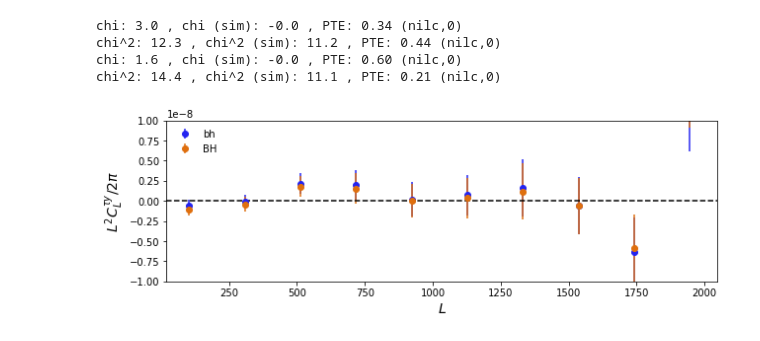
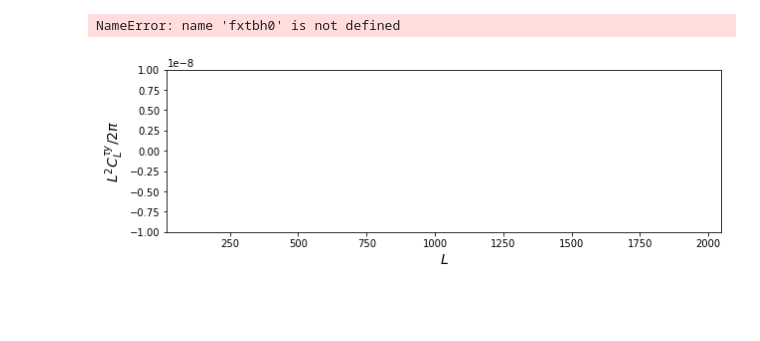
Before and after one commit to toshiyan/planck-tauxy, a Jupyter notebook: check_nosz.ipynb, the cells around one changed output. Saved outputs shown, nothing was run; the diff lists cells and outputs as text; code cells hidden in the pictures; blank space fills up the shorter version.

```diff
--- a/check_nosz.ipynb
+++ b/check_nosz.ipynb
@@ -5,8 +5,8 @@ from matplotlib.pyplot import *
 def load_cyx(param,qtau,qtbh,qtBH):
     cy = tools_y.init_compy(param.ids,masktype=0,ytype='nilc',ascale=1.0)
     fxtau = tools_y.init_cross(qtau,cy,param.ids,param.stag)
-    fxtbh = tools_y.init_cross(qtbh,cy,param.ids,'bh_'+param.stag)
-    fxtBH = tools_y.init_cross(qtBH,cy,param.ids,'BH_'+param.stag)
+    fxtbh = tools_y.init_cross(qtbh,cy,param.ids,param.stag)
+    fxtBH = tools_y.init_cross(qtBH,cy,param.ids,param.stag)
     return cy, fxtau, fxtbh, fxtBH
 # %%
 p0 = prjlib.init_analysis(dtype='dr3_nosz',wtype='LmaskDR3',fltr='none')
@@ -46,19 +47,16 @@ cy1, fxtau1, fxtbh1, fxtBH1 = load_cyx(p1,qtau1,qtbh1,qtBH1)
 # %%
 bn = 10
 mb = binning.multipole_binning(bn,lmin=1,lmax=2048)
 s = mb.bc**2/2/np.pi
 pl.plot_1dstyle(fsize=[10,3],ymin=-1e-8,ymax=1e-8,ylab=r'$L^2C_L^{\tau y}/2\pi$')
 #for xobj, Lab in [(fxtau,'normal'),(fxtbh,'bh'),(fxtBH,'BH')]:
-for xobj, Lab in [(fxtBH0,'bh'),(fxtBH1,'BH')]:
+for xobj, Lab in [(fxtbh0,'bh'),(fxtBH0,'BH')]:
     mcb, vcb, scb, ocb = binning.binned_spec(mb,xobj.xl,cn=1)
     errorbar(mb.bc,s*ocb,yerr=s*vcb,fmt='o',label=Lab)
-    st = ana.PTEs(ocb,scb,comment='nilc,'+str(0),x1pte=True)
+    st = ana.PTEs(ocb,scb,comment='nosz,'+str(0),x1pte=True)
 axhline(0.,color='k',ls='--')
 legend()
 show()
 # %% [output]
-chi: 3.0 , chi (sim): -0.0 , PTE: 0.34 (nilc,0)
-chi^2: 12.3 , chi^2 (sim): 11.2 , PTE: 0.44 (nilc,0)
-chi: 1.6 , chi (sim): -0.0 , PTE: 0.60 (nilc,0)
-chi^2: 14.4 , chi^2 (sim): 11.1 , PTE: 0.21 (nilc,0)
+NameError: name 'fxtbh0' is not defined
-[figure, old version]
+[figure, new version]
```
Also changed, not shown: parts of 3 cells of this notebook, 4 other files.
